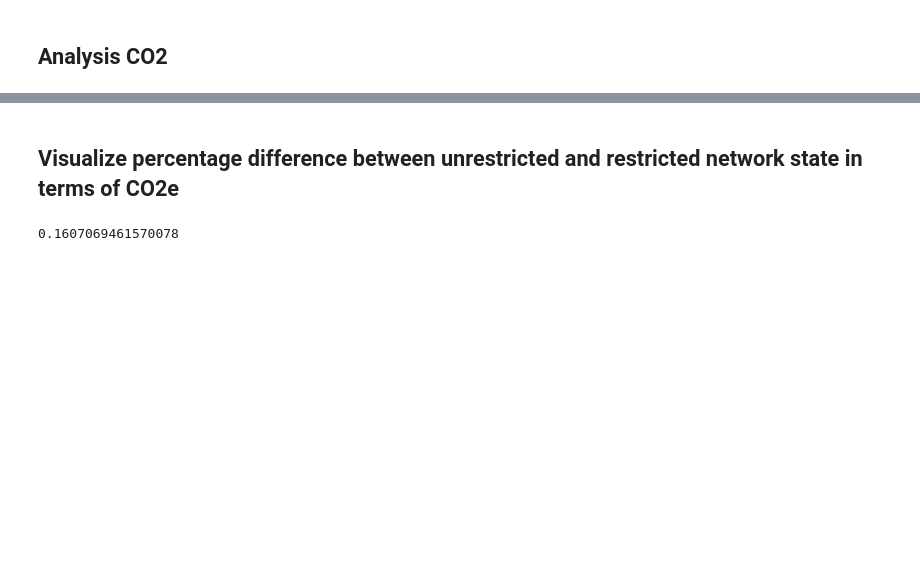
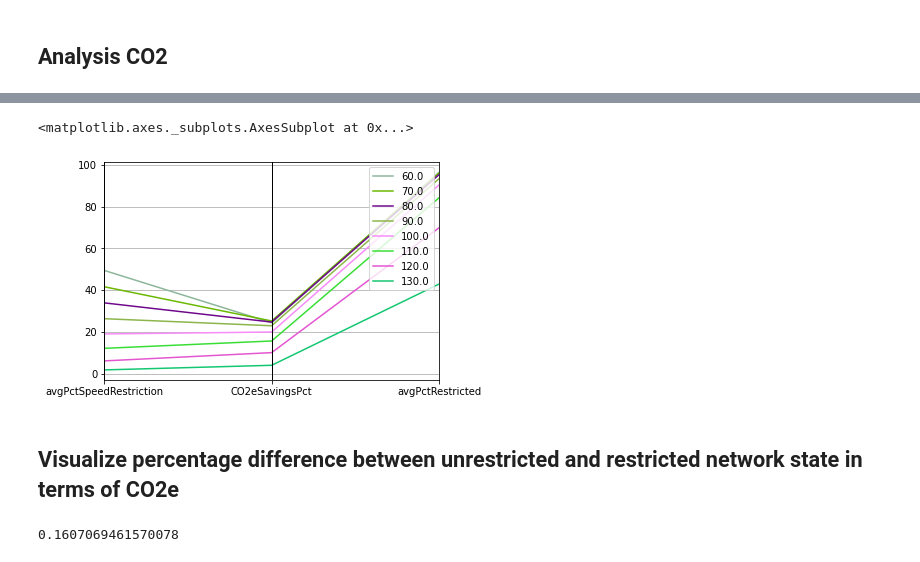
Before and after one commit to jpkunkler/motorway-speedlimit-research, a Jupyter notebook: Bavaria Road Network Analysis.ipynb, the cells around one changed output, grey strips where cells are left out. Drawn from its saved outputs; the diff is of its cells as text; code cells hidden in the pictures; blank space fills up the shorter version.

```diff
--- a/Bavaria Road Network Analysis.ipynb
+++ b/Bavaria Road Network Analysis.ipynb
@@ -1485,3 +1648,8 @@ Daily CO2e Emission savings: 2215.71 tonnes
+# %%
+parallel_coordinates(flowKm, "speedLimit", cols=["avgPctSpeedRestriction", "CO2eSavingsPct", "avgPctRestricted" ])
+# %% [output]
+<matplotlib.axes._subplots.AxesSubplot at 0x...>
+[figure, added]
 # %% [markdown]
 ## Visualize percentage difference between unrestricted and restricted network state in terms of CO2e
 # %%
```
Also changed, not shown: parts of 43 cells of this notebook, 2 other files.
